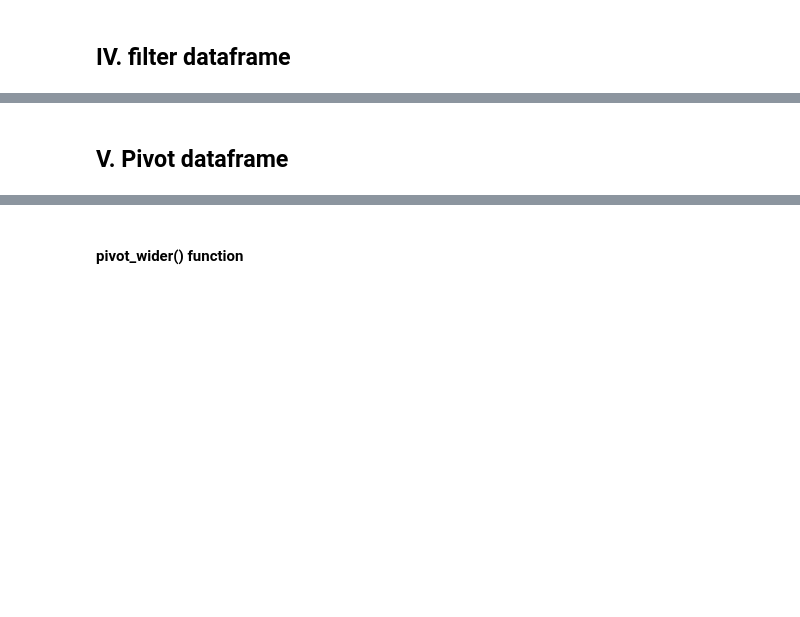
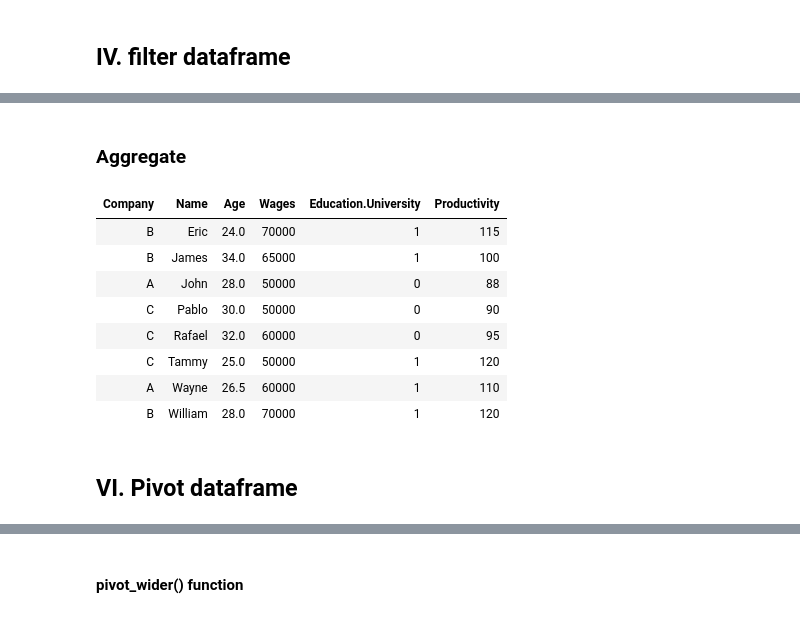
Before and after one commit to tuantla80/R-Shiny-Apps, a Jupyter notebook: R_Examples/Dataframe.ipynb, the cells around one changed output, grey strips where cells are left out. Saved outputs shown, nothing was run; the diff lists cells and outputs as text; code cells hidden in the pictures; blank space fills up the shorter version.

```diff
--- a/R_Examples/Dataframe.ipynb
+++ b/R_Examples/Dataframe.ipynb
@@ -233,2 +525,18 @@ resultDataList
+# %% [markdown]
+### Aggregate
+# %%
+aggregate(x = df[c("Age","Wages","Education.University","Productivity")],
+          by = df[c("Company", "Name")],
+          FUN = mean)
+# %% [output]
+| Company | Name | Age | Wages | Education.University | Productivity |
+| B | Eric | 24.0 | 70000 | 1 | 115 |
+| B | James | 34.0 | 65000 | 1 | 100 |
+| A | John | 28.0 | 50000 | 0 | 88 |
+| C | Pablo | 30.0 | 50000 | 0 | 90 |
+| C | Rafael | 32.0 | 60000 | 0 | 95 |
+| C | Tammy | 25.0 | 50000 | 1 | 120 |
+| A | Wayne | 26.5 | 60000 | 1 | 110 |
+| B | William | 28.0 | 70000 | 1 | 120 |
 # %% [markdown]
-## V. Pivot dataframe
+## VI. Pivot dataframe
```
Also changed, not shown: parts of 51 cells of this notebook.
